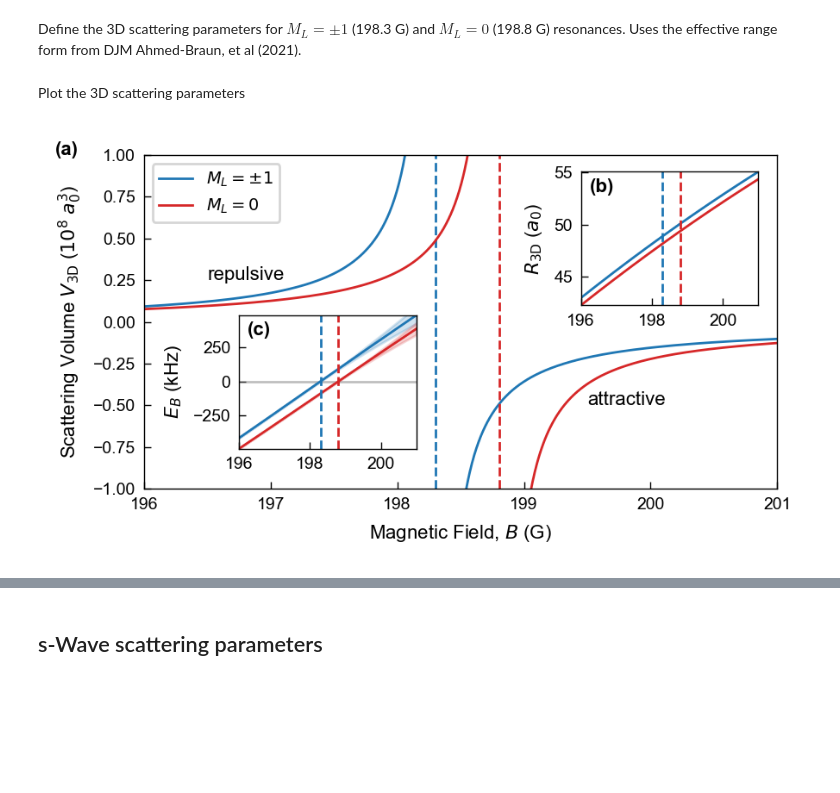
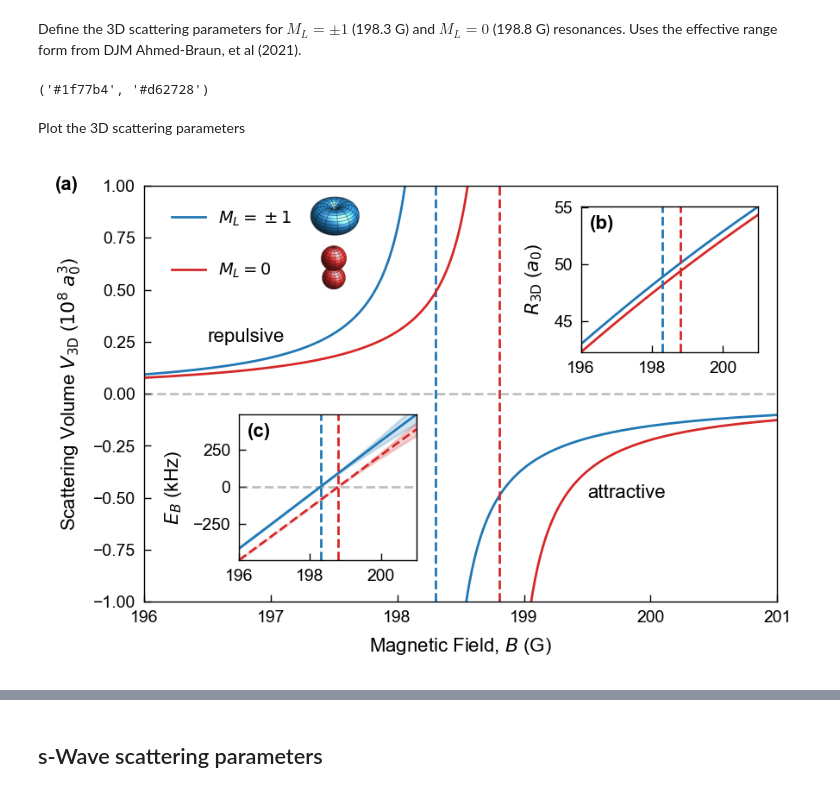
Before and after one commit to colinjdale/ChiPyLab, a Jupyter notebook: examples/plot_scattering_quantities.ipynb, the cells around one changed output, grey strips where cells are left out. Drawn from its saved outputs; the diff is of its cells as text; code cells hidden in the pictures; blank space fills up the shorter version.

Commit message:
ylms added to p-wave plot

```diff
--- a/examples/plot_scattering_quantities.ipynb
+++ b/examples/plot_scattering_quantities.ipynb
@@ -22,9 +37,19 @@ Define the 3D scattering parameters for $M_L = \pm 1$ (198.3 G) and $M_L = 0$ (1
 from functools import partial
 from amo.resonant_scattering import V3D, inv_R3D, V3D_m0, inv_R3D_m0, EB_3D, \
                             quasibound_state_halfwidth
+
+from matplotlib.offsetbox import OffsetImage, AnnotationBbox
+from matplotlib.cbook import get_sample_data
+
+img_folder = os.path.join(Path(os.getcwd()).parent, "data", "imgs")
+# %%
+colors[0], colors[3]
+# %% [output]
+('#1f77b4', '#d62728')
 # %% [markdown]
 Plot the 3D scattering parameters
 # %%
+figsize = (4.5, 3)
 fig, ax = plt.subplots(1,1, figsize=figsize)
 
 num = 1000
@@ -53,14 +78,32 @@ ax.plot(B_V_m0[0], V3D_m0(B_V_m0[0])/a_0**3 / 1e8, '-', label=r"$M_L=0$", color=
 ax.plot(B_V_m0[1], V3D_m0(B_V_m0[1])/a_0**3 / 1e8, '-', color=colors[3])
 ax.vlines(B0_77_0, ymin, ymax, colors=colors[3], linestyles='--')
 
+ax.hlines(0, Bmin, Bmax, colors='gray', linestyles='--', alpha=0.5)
+
 ax.text(196.5, 0.25, "repulsive", fontsize=8)
 ax.text(199.5, -0.5, "attractive", fontsize=8)
 ax.set_ylim(ymin, ymax)
-ax.legend(loc="upper left", fontsize=7)
+ax.legend(loc="upper left", fontsize=7, frameon=False, labelspacing=2.0,
+		  bbox_to_anchor=(0.02, 0.98))
 
-ax_inset = ax.inset_axes([0.69, 0.55, 0.28, 0.4])
+# Add spherical harmonic images
+image_path = get_sample_data(os.path.join(img_folder, 'Ylm_ML1_blue.png'))
+img0 = plt.imread(image_path)
+
+img_ax0 = ax.inset_axes([0.24, 0.87, 0.12, 0.12])
+img_ax0.imshow(img0)
+img_ax0.axis('off')
+
+image_path = get_sample_data(os.path.join(img_folder, 'Ylm_ML0_red.png'))
+img1 = plt.imread(image_path)
+
+img_ax1 = ax.inset_axes([0.24, 0.74, 0.12, 0.12])
+img_ax1.imshow(img1)
+img_ax1.axis('off')
+
 
 # Effective range inset
+ax_inset = ax.inset_axes([0.69, 0.6, 0.28, 0.35])
 ylabel = r"$R_\mathrm{3D}$ ($a_0$)"
 ymax = np.max(1/inv_R3D(B)/a_0)
 ymin = np.min(1/inv_R3D_m0(B)/a_0)
@@ -75,13 +118,13 @@ ax_inset.set_xticklabels(["196", "198", "200"])
 
 
 # Binding energy inset
-ax_inset2 = ax.inset_axes([0.15, 0.12, 0.28, 0.4])
+ax_inset2 = ax.inset_axes([0.15, 0.1, 0.28, 0.35])
 ymax = np.max(EB_3D(V3D(B), inv_R3D(B))/1e3/h)
 ymin = np.min(EB_3D(V3D_m0(B), inv_R3D_m0(B))/1e3/h)
 
 ylabel = r"$E_B$ (kHz)"
 ax_inset2.set(ylabel=ylabel, xlim=(Bmin, Bmax), ylim=(ymin, ymax))
-ax_inset2.hlines(0, Bmin, Bmax, colors='gray', linestyles='-', alpha=0.5)
+ax_inset2.hlines(0, Bmin, Bmax, colors='gray', linestyles='--', alpha=0.5)
 # ax.set_box_aspect(0.8)
 
 EB = EB_3D(V3D(B), inv_R3D(B))/1e3/h
@@ -90,36 +133,36 @@ y_upper = EB + gamma
 y_lower = EB - gamma
 ax_inset2.plot(B, EB, '-', label=r"$M_L=\pm 1$", color=colors[0])
 ax_inset2.fill_between(B, y_lower, y_upper, color=colors[0], alpha=0.2)
 
 EB_m0 = EB_3D(V3D_m0(B), inv_R3D_m0(B))/1e3/h
 gamma = quasibound_state_halfwidth(V3D_m0(B), inv_R3D_m0(B))/1e3/h
 y_upper = EB_m0 + gamma
 y_lower = EB_m0 - gamma
-ax_inset2.plot(B, EB_m0, '-', label=r"$M_L=0$", color=colors[3])
+ax_inset2.plot(B, EB_m0, '--', label=r"$M_L=0$", color=colors[3])
 ax_inset2.fill_between(B, y_lower, y_upper, color=colors[3], alpha=0.2)
 
 ax_inset2.vlines(B0_77_pm1, ymin, ymax, colors=colors[0], linestyles='--')
 ax_inset2.vlines(B0_77_0, ymin, ymax, colors=colors[3], linestyles='--')
 
 
 # ax.legend(fontsize=8, loc="upper left")
 
 fig.tight_layout()  # Note this is done before the labels on purpose.
 
 axs = [ax, ax_inset, ax_inset2]
 subplot_labels = ['(a)', '(b)', '(c)']
-positions = [(-0.14, 1.0), (0.05, 0.85), (0.05, 0.85)]
+positions = [(-0.14, 0.99), (0.05, 0.85), (0.05, 0.85)]
 for ax, label, xy in zip(axs, subplot_labels, positions):
 	x, y = xy
 	ax.text(x, y, label, transform=ax.transAxes, fontweight='bold', fontsize=8)
 
 plt.subplots_adjust(top=0.95)
 
 fig.savefig("outputs/pwave_scattering_parameters.pdf")
 
 plt.show()
 # %% [output]
-[figure, old version]
+[figure, new version]
 # %%
 gamma
 # %% [output]
```
Also changed, not shown: parts of 2 cells of this notebook, 3 other files.
